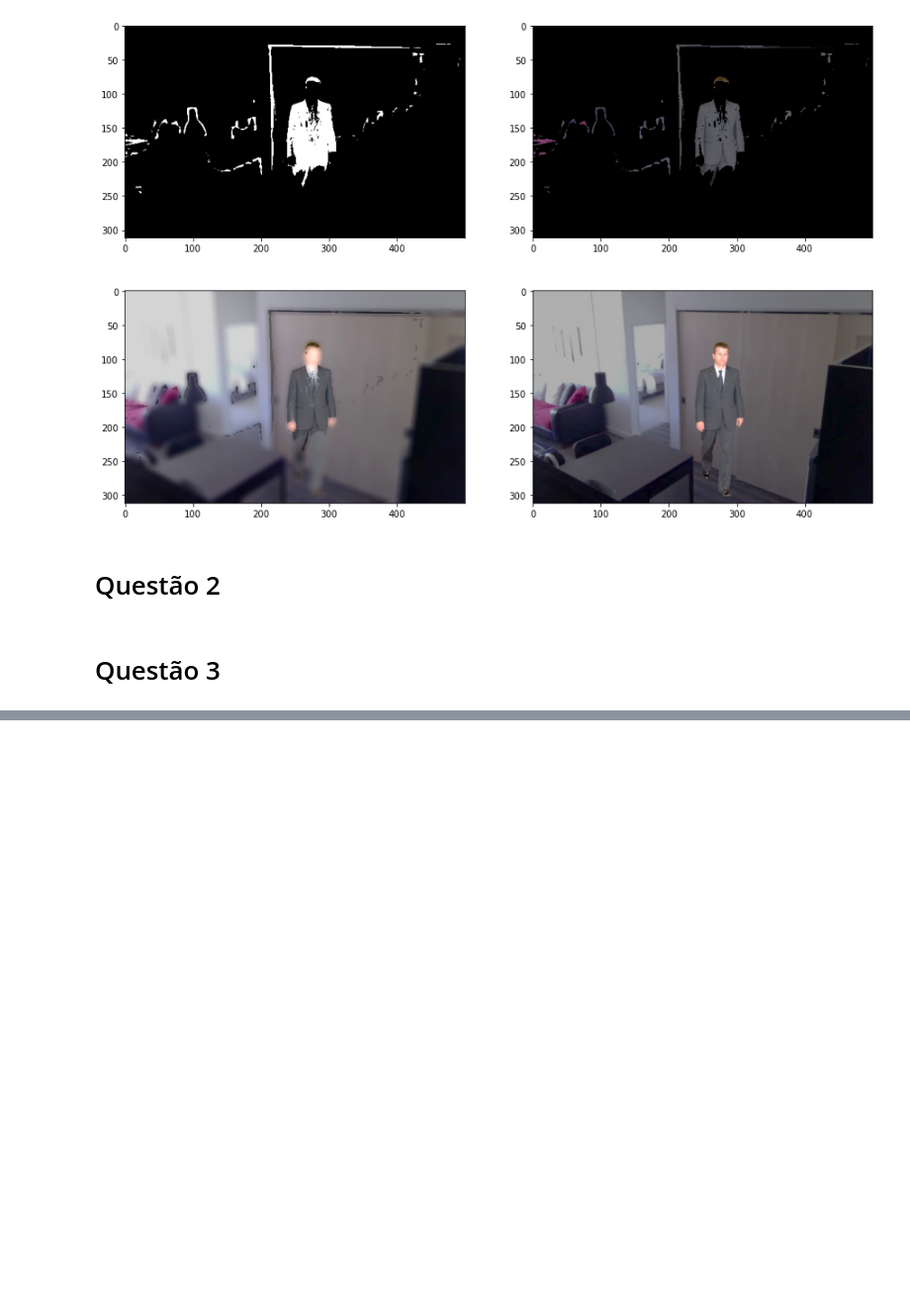
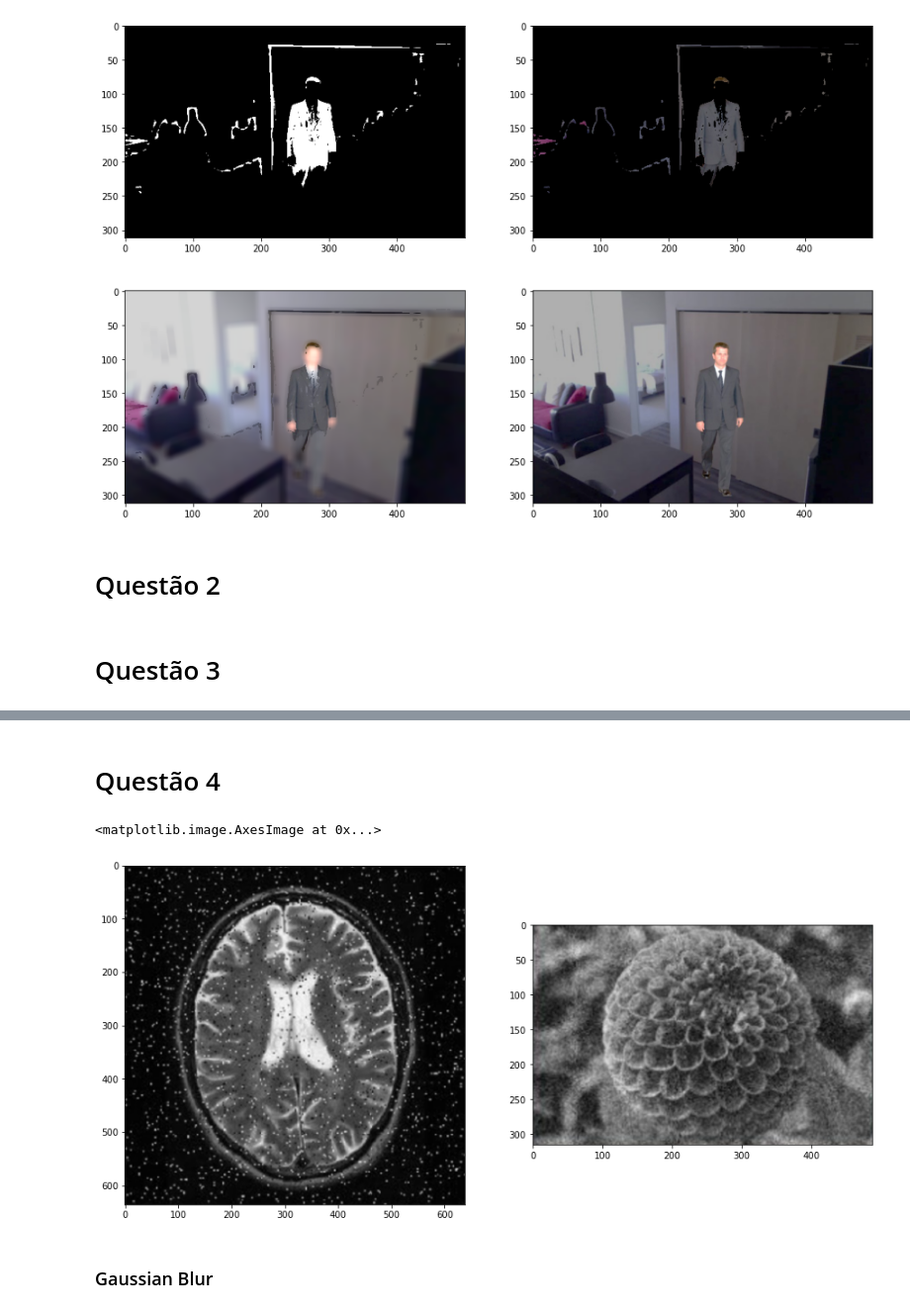
Before and after one commit to lucasmmassa/VisaoComputacional_PLE, a Jupyter notebook: lista1/Lista-1.ipynb, the cells around one changed output, grey strips where cells are left out. Shown at 99% size. Drawn from its saved outputs; the diff is of its cells as text; code cells hidden in the pictures; blank space fills up the shorter version.

```diff
--- a/lista1/Lista-1.ipynb
+++ b/lista1/Lista-1.ipynb
@@ -208,0 +240,20 @@ Clipping input data to the valid range for imshow with RGB data ([0..1] for floa
+# %% [markdown]
+# Questão 4
+# %%
+# carregando as imagens originais
+noisy1 = cv2.imread('./noisy1.png')
+noisy2 = cv2.imread('./noisy2.png')
+
+percent = 200
+
+noisy1 = cv2.resize(noisy1,(int(noisy1.shape[1] * percent / 100),int(noisy1.shape[0] * percent / 100)))
+noisy2 = cv2.resize(noisy2,(int(noisy2.shape[1] * percent / 100),int(noisy2.shape[0] * percent / 100)))
+
+f, axarr = plt.subplots(1,2,figsize=(15,10))
+axarr[0].imshow(noisy1,cmap='gray')
+axarr[1].imshow(noisy2,cmap='gray')
+# %% [output]
+<matplotlib.image.AxesImage at 0x...>
+[figure, added]
+# %% [markdown]
+### Gaussian Blur
```
Also changed, not shown: parts of 13 cells of this notebook, 2 other files.
